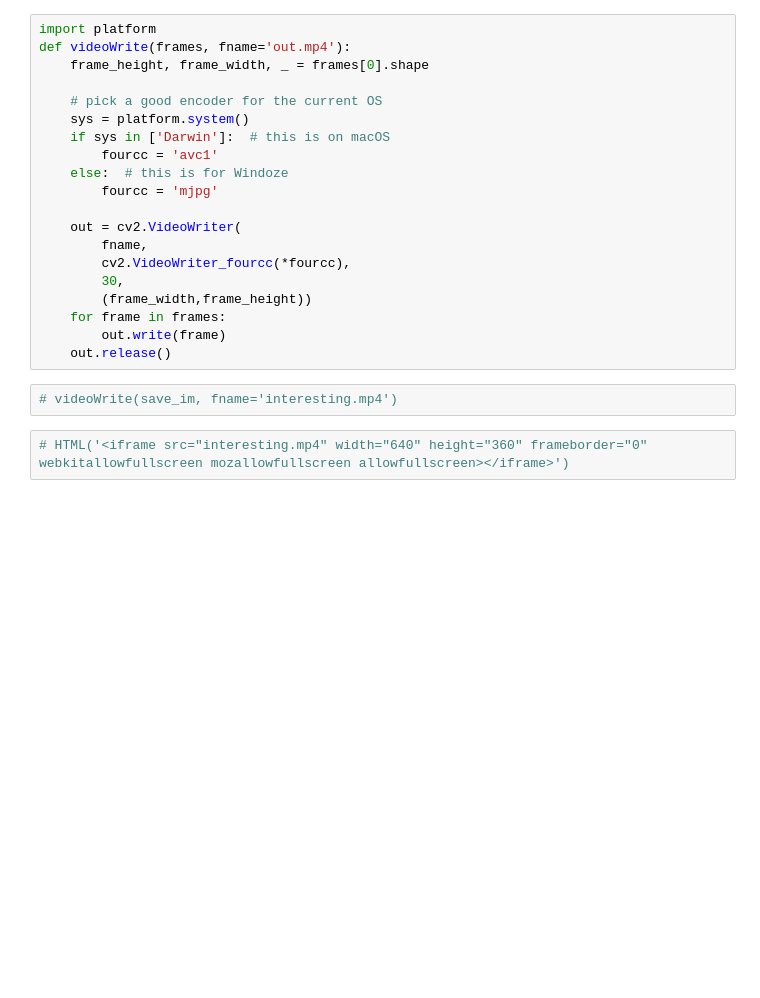
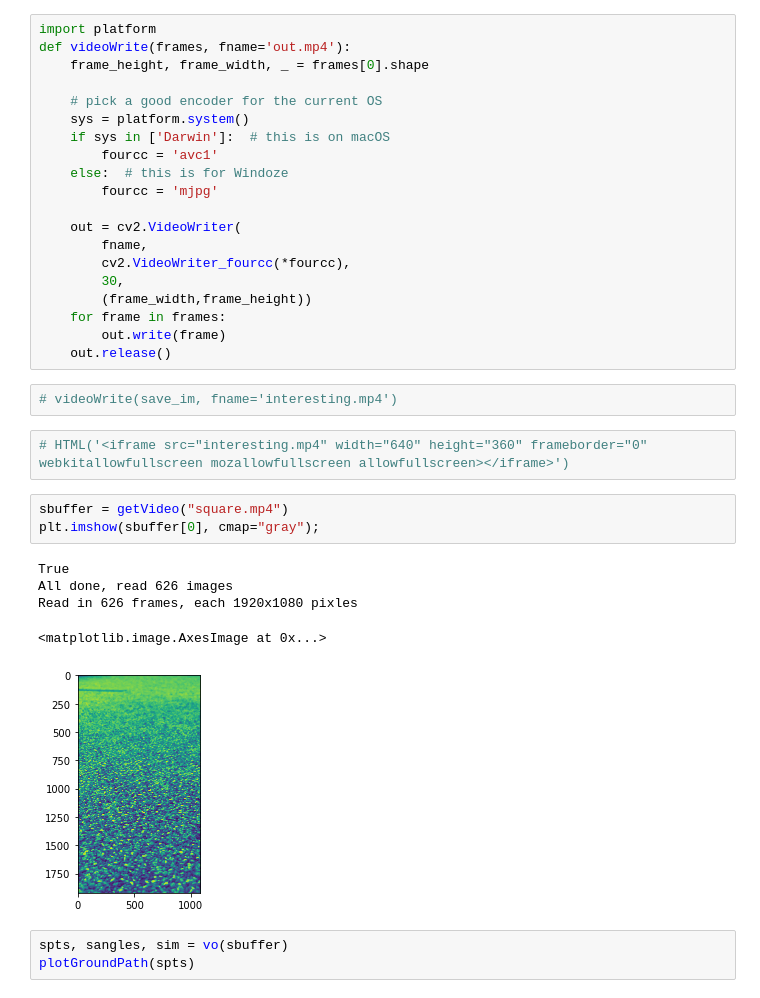
Before and after one commit to walchko/github-blog, a Jupyter notebook: source/blog/Vision/jupyter/video_odometry/video_odometry.ipynb, the cells around one changed output. Cells and saved outputs as stored; diff of their text form; blank space fills up the shorter version.

```diff
--- a/source/blog/Vision/jupyter/video_odometry/video_odometry.ipynb
+++ b/source/blog/Vision/jupyter/video_odometry/video_odometry.ipynb
@@ -411,3 +414,15 @@ def videoWrite(frames, fname='out.mp4'):
 # videoWrite(save_im, fname='interesting.mp4')
 # %%
 # HTML('<iframe src="interesting.mp4" width="640" height="360" frameborder="0" webkitallowfullscreen mozallowfullscreen allowfullscreen></iframe>')
+# %%
+sbuffer = getVideo("square.mp4")
+plt.imshow(sbuffer[0], cmap="gray");
+# %% [output]
+True
+All done, read 626 images
+Read in 626 frames, each 1920x1080 pixles
+<matplotlib.image.AxesImage at 0x...>
+[figure, added]
+# %%
+spts, sangles, sim = vo(sbuffer)
+plotGroundPath(spts)
```
Also changed, not shown: parts of 7 cells of this notebook, 14 other files.
